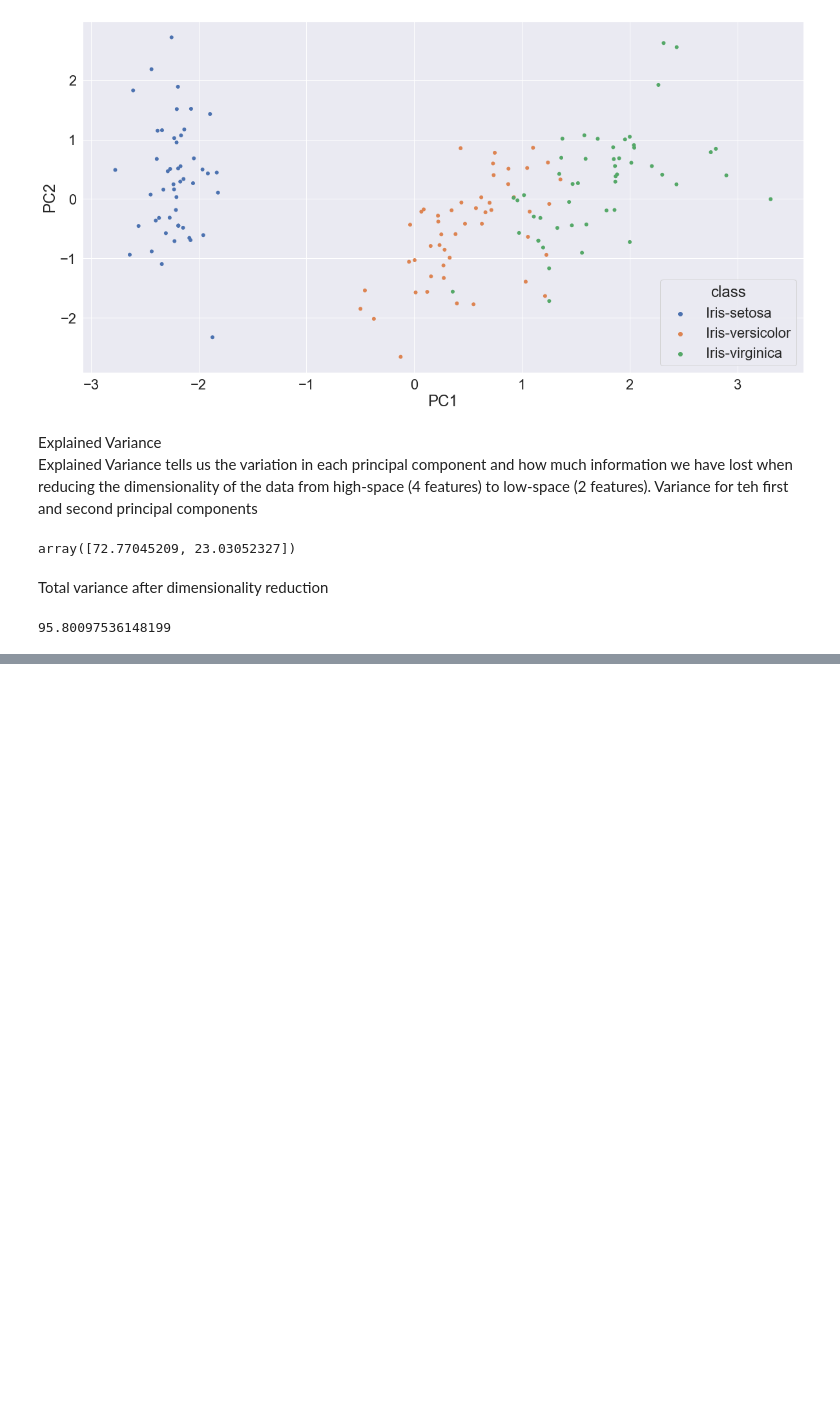
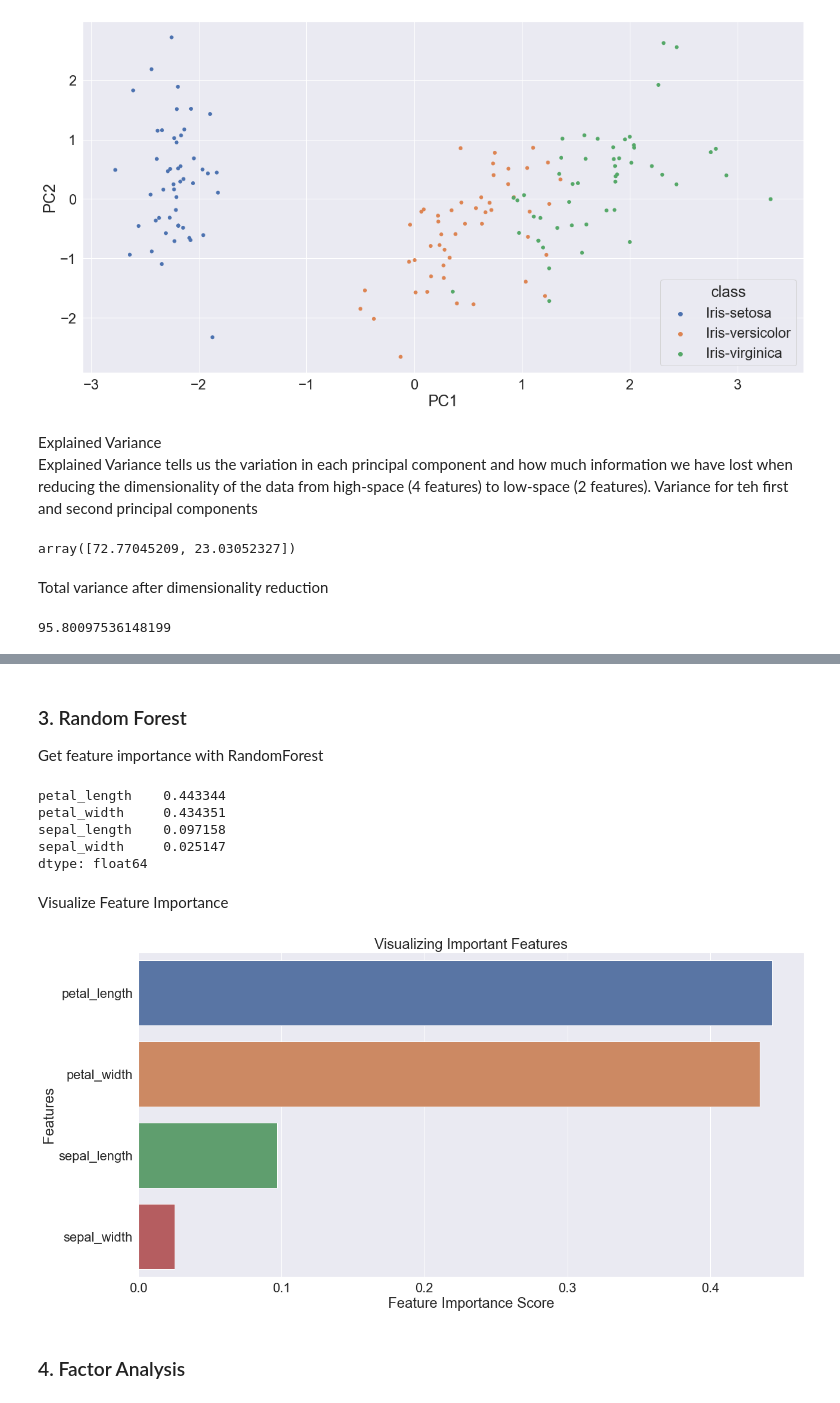
Before and after one commit to SammyOngaya/data2ml, a Jupyter notebook: feature-engineering.ipynb, the cells around one changed output, grey strips where cells are left out. Drawn from its saved outputs; the diff is of its cells as text; code cells hidden in the pictures; blank space fills up the shorter version.

```diff
--- a/feature-engineering.ipynb
+++ b/feature-engineering.ipynb
@@ -96,0 +125,3 @@ sum(pca.explained_variance_ratio_)*100
+# %% [markdown]
+### 3. Random Forest
+Get feature importance with RandomForest
@@ -96,0 +130,24 @@ sum(pca.explained_variance_ratio_)*100
+# %%
+rf_clf=RandomForestClassifier(n_estimators=100)
+rf_clf.fit(X_scaled,y) # train the model
+
+feature_imp = pd.Series(rf_clf.feature_importances_,index=X_scaled.columns).sort_values(ascending=False)
+feature_imp
+# %% [output]
+petal_length    0.443344
+petal_width     0.434351
+sepal_length    0.097158
+sepal_width     0.025147
+dtype: float64
+# %% [markdown]
+Visualize Feature Importance
+# %%
+sns.barplot(y=feature_imp.index, x=feature_imp)
+plt.xlabel('Feature Importance Score')
+plt.ylabel('Features')
+plt.title("Visualizing Important Features")
+plt.show()
+# %% [output]
+[figure, added]
+# %% [markdown]
+### 4. Factor Analysis
```
Also changed, not shown: parts of 49 cells of this notebook.
